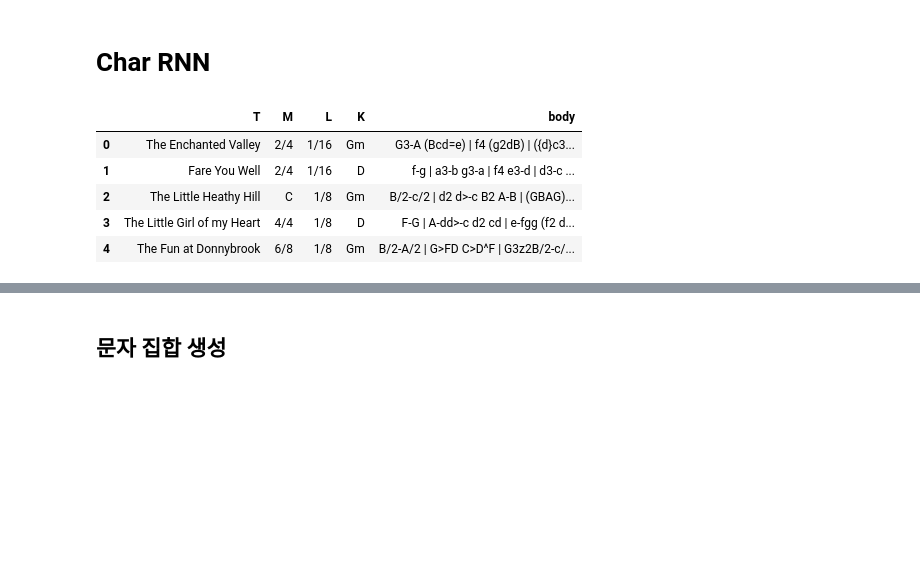
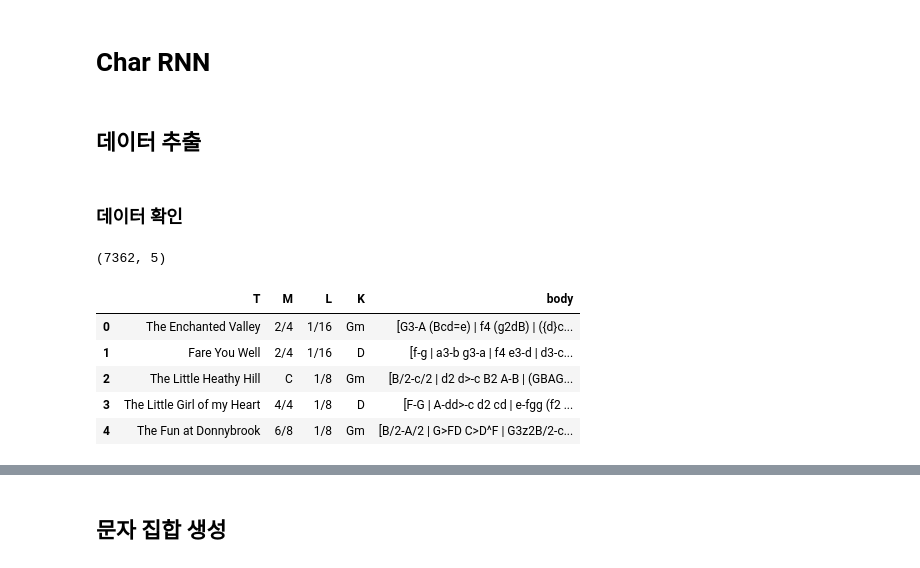
Before and after one commit to minyeamer/abc-generator, a Jupyter notebook: char_rnn.ipynb, the cells around one changed output, grey strips where cells are left out. Saved outputs shown, nothing was run; the diff lists cells and outputs as text; code cells hidden in the pictures; blank space fills up the shorter version.

```diff
--- a/char_rnn.ipynb
+++ b/char_rnn.ipynb
@@ -14,10 +17,52 @@ from collections import Counter
+# %% [markdown]
+## 데이터 추출
+# %%
+def add_fields(fields:Dict[str,List[str]], lines:List[str]):
+    if len(lines) > 0:
+        info = defaultdict(lambda: None)
+        for i, line in enumerate(lines):
+            if line.startswith('T:'):
+                info['T'] = line.split(':',1)[1].lstrip()
+            if line.startswith('M:'):
+                info['M'] = line.split(':',1)[1].lstrip()
+            elif line.startswith('L:'):
+                info['L'] = line.split(':',1)[1].lstrip()
+            elif line.startswith('K:'):
+                info['K'] = line.split(':',1)[1].lstrip()
+                info['body'] = lines[i+1:]
+                break
+        [fields[key].append(info[key]) for key in fields.keys()]
+
+    return fields, list()
+# %%
+fields = {'T':list(),'M':list(),'L':list(),'K':list(),'body':list()}
+i = 0
+for dir_info in os.walk('data'):
+    for file_name in dir_info[2]:
+        if file_name.startswith('.'):
+            continue
+        with open(os.path.join(dir_info[0],file_name),'r',encoding='ISO-8859-1') as f:
+            lines = list()
+            for line in f.readlines():
+                if i > 100:
+                    raise Exception()
+                if line.startswith('%'):
+                    continue
+                elif line.strip() == str():
+                    fields, lines = add_fields(fields, lines)
+                else:
+                    lines.append(line.strip())
+# %% [markdown]
+### 데이터 확인
 # %%
-df = pd.read_csv('data/abc_char.csv')
+df = pd.DataFrame(fields)
+print(df.shape)
 df.head()
 # %% [output]
+(7362, 5)
 |  | T | M | L | K | body |
-| 0 | The Enchanted Valley | 2/4 | 1/16 | Gm | G3-A (Bcd=e) | f4 (g2dB) | ({d}c3... |
-| 1 | Fare You Well | 2/4 | 1/16 | D | f-g | a3-b g3-a | f4 e3-d | d3-c ... |
-| 2 | The Little Heathy Hill | C | 1/8 | Gm | B/2-c/2 | d2 d>-c B2 A-B | (GBAG)... |
-| 3 | The Little Girl of my Heart | 4/4 | 1/8 | D | F-G | A-dd>-c d2 cd | e-fgg (f2 d... |
-| 4 | The Fun at Donnybrook | 6/8 | 1/8 | Gm | B/2-A/2 | G>FD C>D^F | G3z2B/2-c/... |
+| 0 | The Enchanted Valley | 2/4 | 1/16 | Gm | [G3-A (Bcd=e) | f4 (g2dB) | ({d}c... |
+| 1 | Fare You Well | 2/4 | 1/16 | D | [f-g | a3-b g3-a | f4 e3-d | d3-c... |
+| 2 | The Little Heathy Hill | C | 1/8 | Gm | [B/2-c/2 | d2 d>-c B2 A-B | (GBAG... |
+| 3 | The Little Girl of my Heart | 4/4 | 1/8 | D | [F-G | A-dd>-c d2 cd | e-fgg (f2 ... |
+| 4 | The Fun at Donnybrook | 6/8 | 1/8 | Gm | [B/2-A/2 | G>FD C>D^F | G3z2B/2-c... |
```
Also changed, not shown: parts of 29 cells of this notebook, 1 other file.
